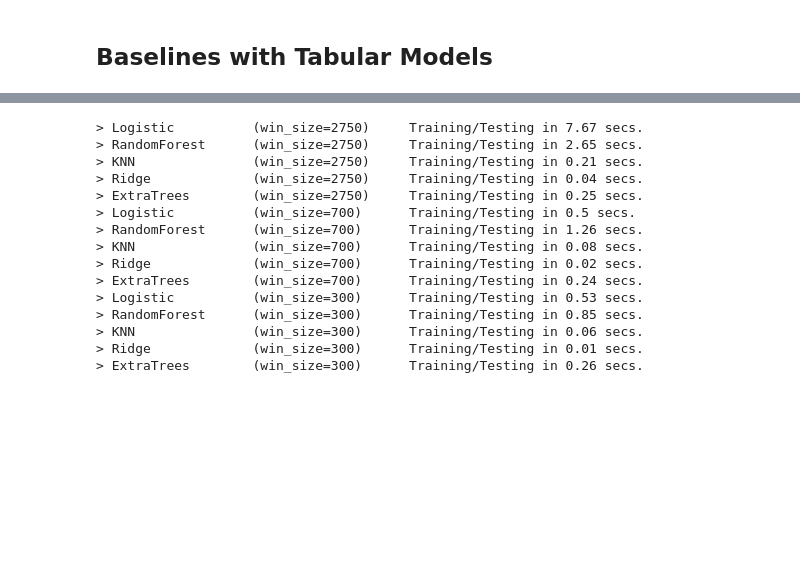
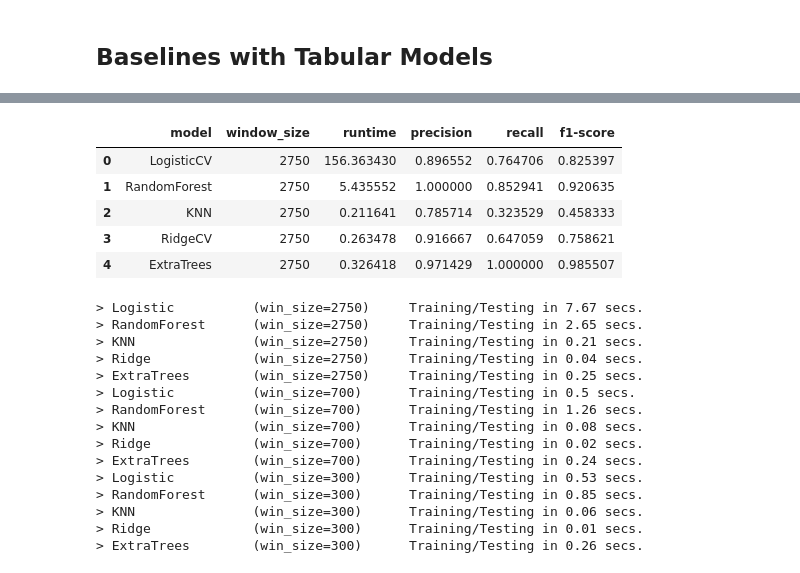
Before and after one commit to mlgig/ts_fall_detection, a Jupyter notebook: farseeing_evaluation.ipynb, the cells around one changed output, grey strips where cells are left out. Cells and saved outputs as stored; diff of their text form; code cells hidden in the pictures; blank space fills up the shorter version.

```diff
--- a/farseeing_evaluation.ipynb
+++ b/farseeing_evaluation.ipynb
@@ -50,3 +86,12 @@ tabular_metrics, models = classifiers.run_tabular_models(
+# %%
+tabular_metrics
+# %% [output]
+|  | model | window_size | runtime | precision | recall | f1-score |
+| 0 | LogisticCV | 2750 | 156.363430 | 0.896552 | 0.764706 | 0.825397 |
+| 1 | RandomForest | 2750 | 5.435552 | 1.000000 | 0.852941 | 0.920635 |
+| 2 | KNN | 2750 | 0.211641 | 0.785714 | 0.323529 | 0.458333 |
+| 3 | RidgeCV | 2750 | 0.263478 | 0.916667 | 0.647059 | 0.758621 |
+| 4 | ExtraTrees | 2750 | 0.326418 | 0.971429 | 1.000000 | 0.985507 |
 # %%
 tabular_metrics = None
 for window_size in [2750, 700, 300]:
```
Also changed, not shown: parts of 8 cells of this notebook, 7 other files.
